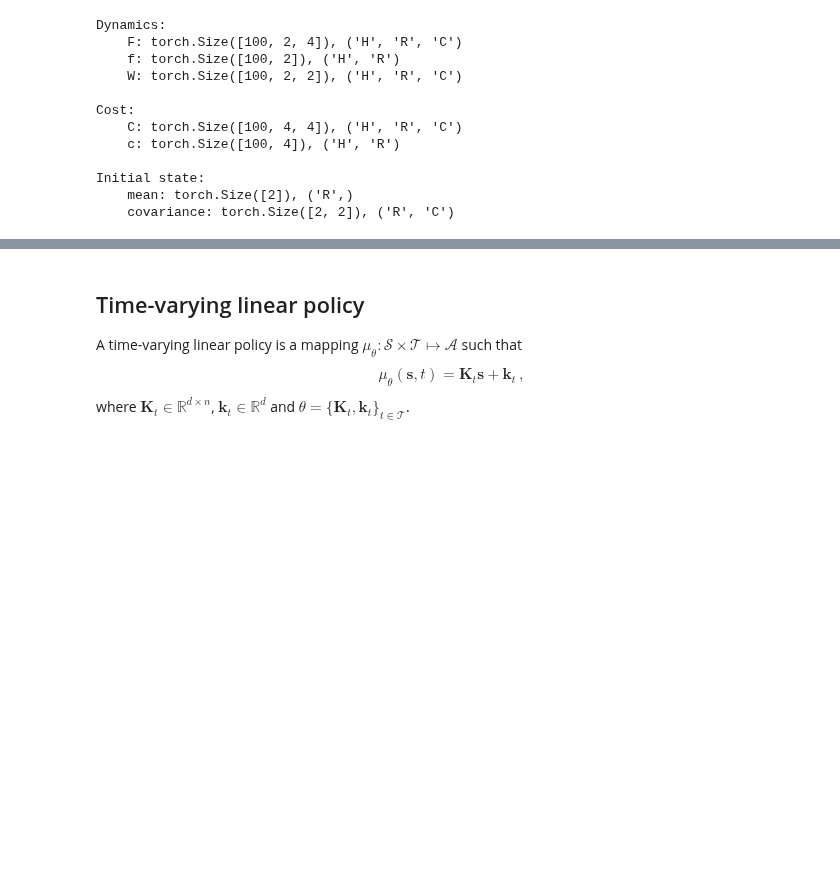
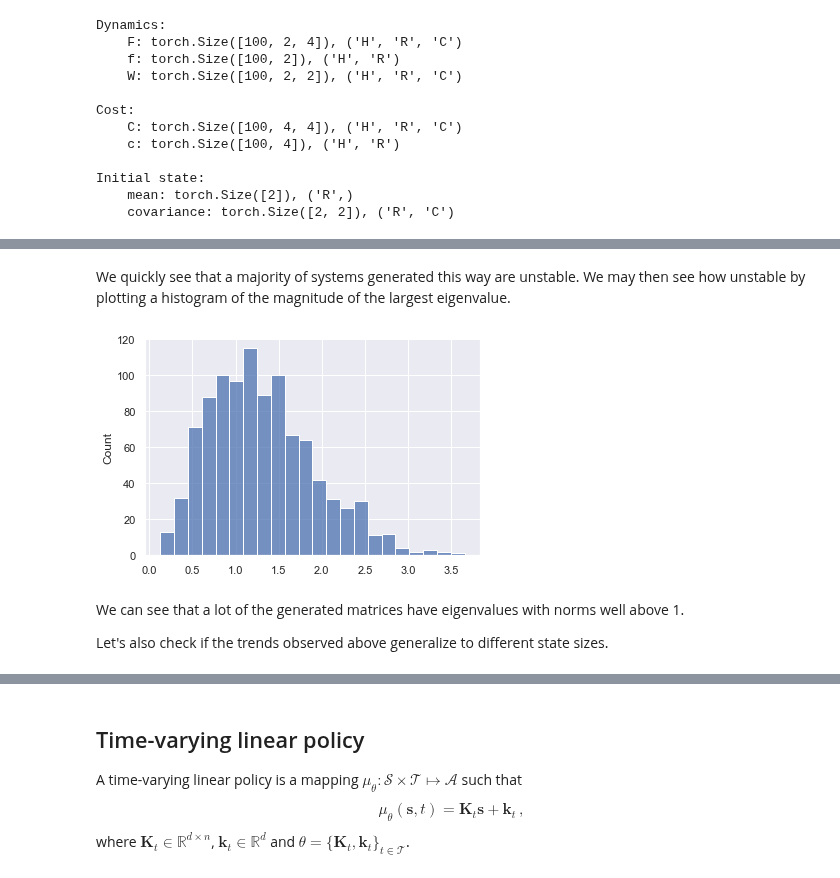
Before and after one commit to 0xangelo/LQSVG, a Jupyter notebook: experiments/lqg.ipynb, the cells around one changed output, grey strips where cells are left out. Cells and saved outputs as stored; diff of their text form; code cells hidden in the pictures; blank space fills up the shorter version.

Commit message:
chore(experiments): experiment with stable LQG systems
Signed-off-by: Ângelo Lovatto <angelolovatto@gmail.com>

```diff
--- a/experiments/lqg.ipynb
+++ b/experiments/lqg.ipynb
@@ -77,0 +157,15 @@ Initial state:
+# %% [markdown]
+We quickly see that a majority of systems generated this way are unstable. We may then see how unstable by plotting a histogram of the magnitude of the largest eigenvalue.
+# %%
+def max_eigval_norm(dynamics: lqr.LinSDynamics) -> float:
+    eigvals = trans_kernel_eigvals(dynamics)
+    return torch.max(torch.norm(eigvals, dim=-1)).item()
+# %%
+sns.histplot(data=list(map(max_eigval_norm, gen_std_normal_dynamics(generator, 1000))))
+plt.show()
+# %% [output]
+[figure, added]
+# %% [markdown]
+We can see that a lot of the generated matrices have eigenvalues with norms well above 1.
+
+Let's also check if the trends observed above generalize to different state sizes.
```
Also changed, not shown: parts of 46 cells of this notebook.
